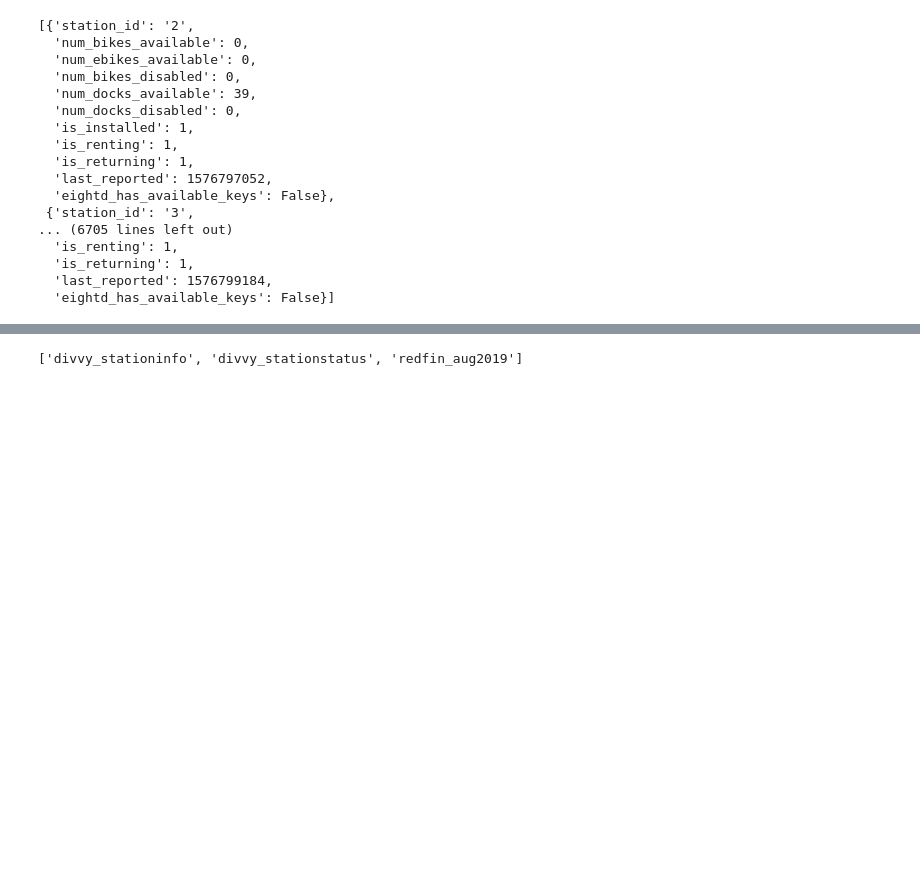
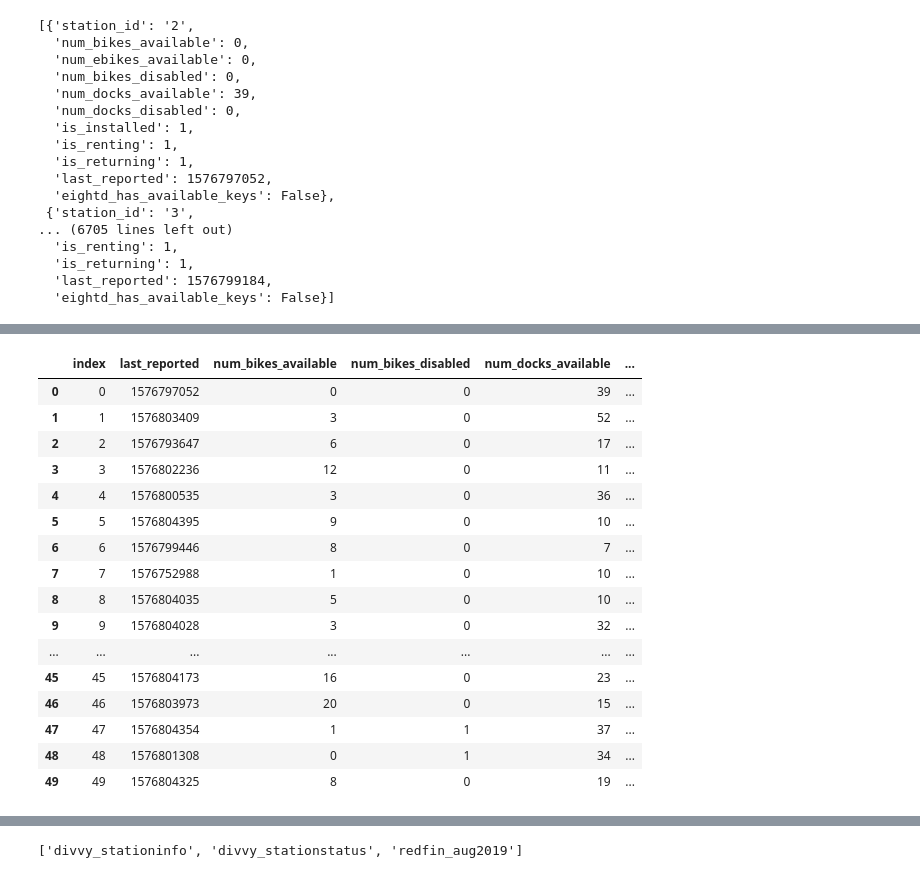
Before and after one commit to Fab-4-inc/Project-2, a Jupyter notebook: Project2Database_CMathis.ipynb, the cells around one changed output, grey strips where cells are left out. Saved outputs shown, nothing was run; the diff lists cells and outputs as text; code cells hidden in the pictures; blank space fills up the shorter version.

```diff
--- a/Project2Database_CMathis.ipynb
+++ b/Project2Database_CMathis.ipynb
@@ -112,3 +109,25 @@ redfin_df.head()
 database_path = "Project2.db" #whatever you type in here will be the name of the database
 engine = create_engine(f"sqlite:///{database_path}")
 conn = engine.connect()
+# %%
+divvy_merged_df = divvy_stationstatus_df.merge(divvy_stationinfo_df, how='inner', on='station_id')
+divvy_merged_df = divvy_merged_df.drop(["Unnamed: 0"], axis=1)
+divvy_merged_df.head(50)
+# %% [output]
+|  | index | last_reported | num_bikes_available | num_bikes_disabled | num_docks_available | ... |
+| 0 | 0 | 1576797052 | 0 | 0 | 39 | ... |
+| 1 | 1 | 1576803409 | 3 | 0 | 52 | ... |
+| 2 | 2 | 1576793647 | 6 | 0 | 17 | ... |
+| 3 | 3 | 1576802236 | 12 | 0 | 11 | ... |
+| 4 | 4 | 1576800535 | 3 | 0 | 36 | ... |
+| 5 | 5 | 1576804395 | 9 | 0 | 10 | ... |
+| 6 | 6 | 1576799446 | 8 | 0 | 7 | ... |
+| 7 | 7 | 1576752988 | 1 | 0 | 10 | ... |
+| 8 | 8 | 1576804035 | 5 | 0 | 10 | ... |
+| 9 | 9 | 1576804028 | 3 | 0 | 32 | ... |
+| ... | ... | ... | ... | ... | ... | ... |
+| 45 | 45 | 1576804173 | 16 | 0 | 23 | ... |
+| 46 | 46 | 1576803973 | 20 | 0 | 15 | ... |
+| 47 | 47 | 1576804354 | 1 | 1 | 37 | ... |
+| 48 | 48 | 1576801308 | 0 | 1 | 34 | ... |
+| 49 | 49 | 1576804325 | 8 | 0 | 19 | ... |
```
Also changed, not shown: parts of 10 cells of this notebook, 2 other files.
